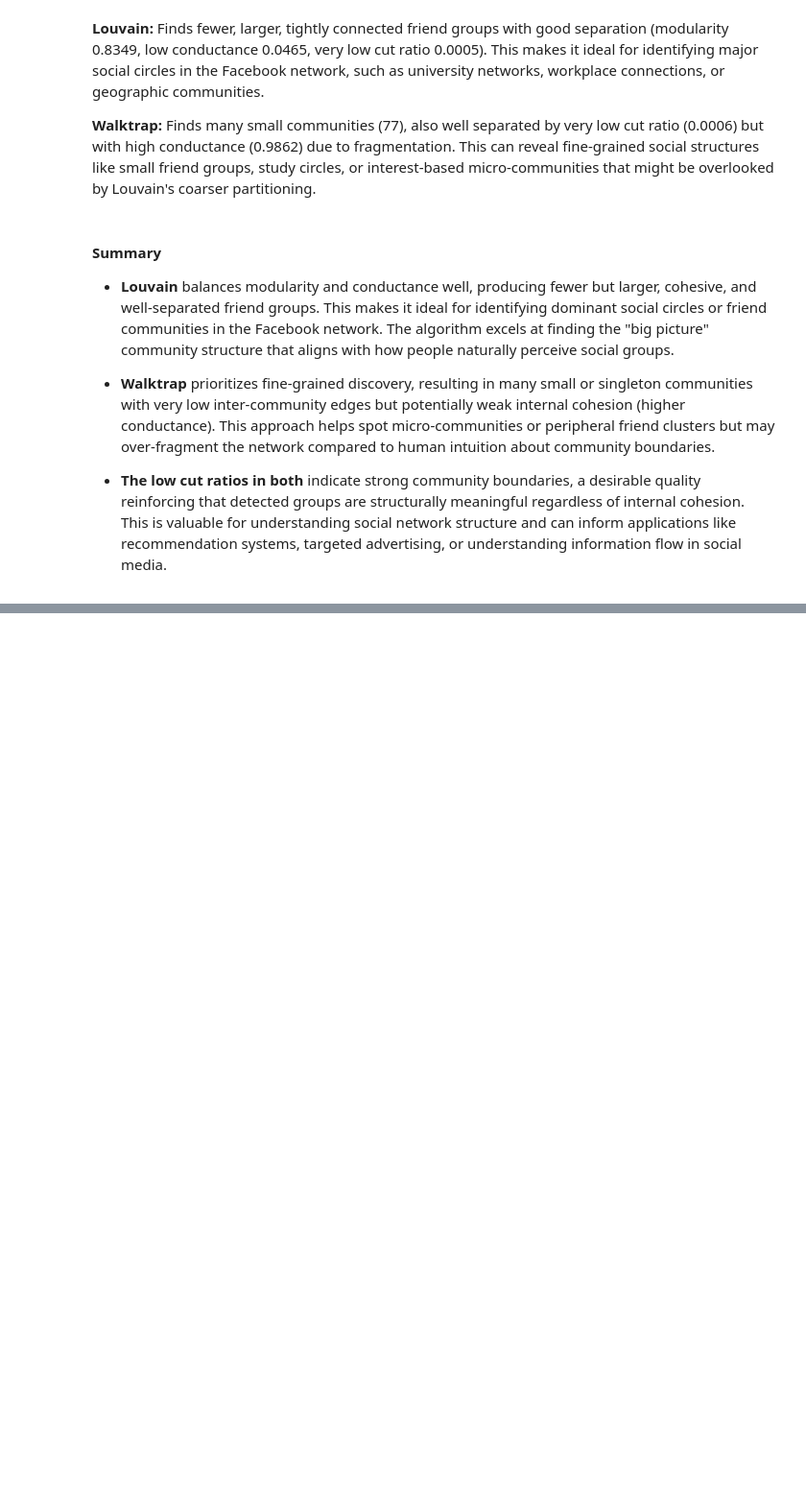
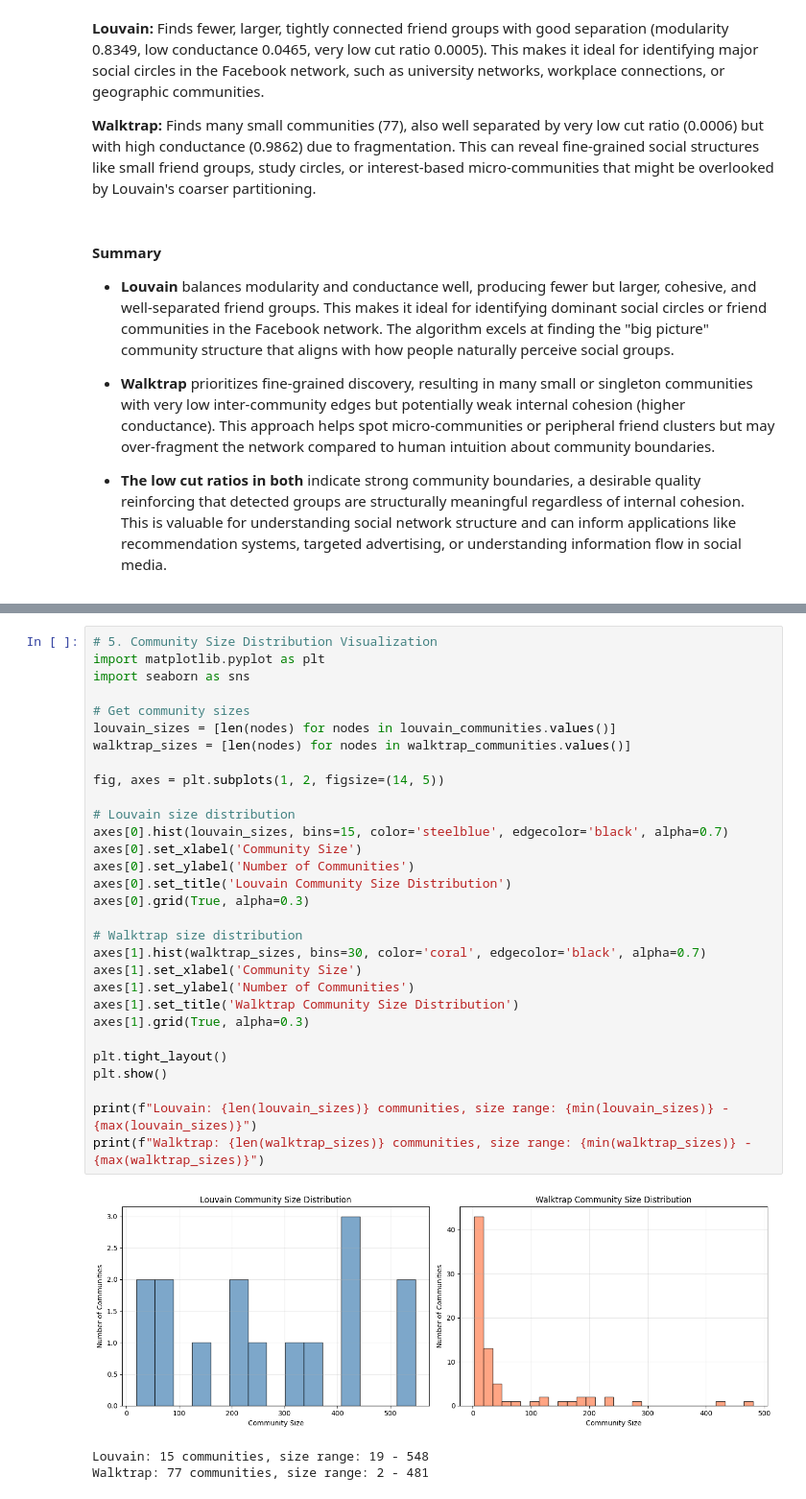
Before and after one commit to saracherif123/Graph-Community-Detection, a Jupyter notebook: Saad_Gomes.ipynb, the cells around one changed output, grey strips where cells are left out. Shown at 96% size. Drawn from its saved outputs; the diff is of its cells as text; blank space fills up the shorter version.

```diff
--- a/Saad_Gomes.ipynb
+++ b/Saad_Gomes.ipynb
@@ -1161,0 +1462,34 @@ recommendation systems, targeted advertising, or understanding information flow
+# %%
+# 5. Community Size Distribution Visualization
+import matplotlib.pyplot as plt
+import seaborn as sns
+
+# Get community sizes
+louvain_sizes = [len(nodes) for nodes in louvain_communities.values()]
+walktrap_sizes = [len(nodes) for nodes in walktrap_communities.values()]
+
+fig, axes = plt.subplots(1, 2, figsize=(14, 5))
+
+# Louvain size distribution
+axes[0].hist(louvain_sizes, bins=15, color='steelblue', edgecolor='black', alpha=0.7)
+axes[0].set_xlabel('Community Size')
+axes[0].set_ylabel('Number of Communities')
+axes[0].set_title('Louvain Community Size Distribution')
+axes[0].grid(True, alpha=0.3)
+
+# Walktrap size distribution
+axes[1].hist(walktrap_sizes, bins=30, color='coral', edgecolor='black', alpha=0.7)
+axes[1].set_xlabel('Community Size')
+axes[1].set_ylabel('Number of Communities')
+axes[1].set_title('Walktrap Community Size Distribution')
+axes[1].grid(True, alpha=0.3)
+
+plt.tight_layout()
+plt.show()
+
+print(f"Louvain: {len(louvain_sizes)} communities, size range: {min(louvain_sizes)} - {max(louvain_sizes)}")
+print(f"Walktrap: {len(walktrap_sizes)} communities, size range: {min(walktrap_sizes)} - {max(walktrap_sizes)}")
+# %% [output]
+[figure, added]
+Louvain: 15 communities, size range: 19 - 548
+Walktrap: 77 communities, size range: 2 - 481
```
Also changed, not shown: parts of 14 cells of this notebook, 1 other file.
